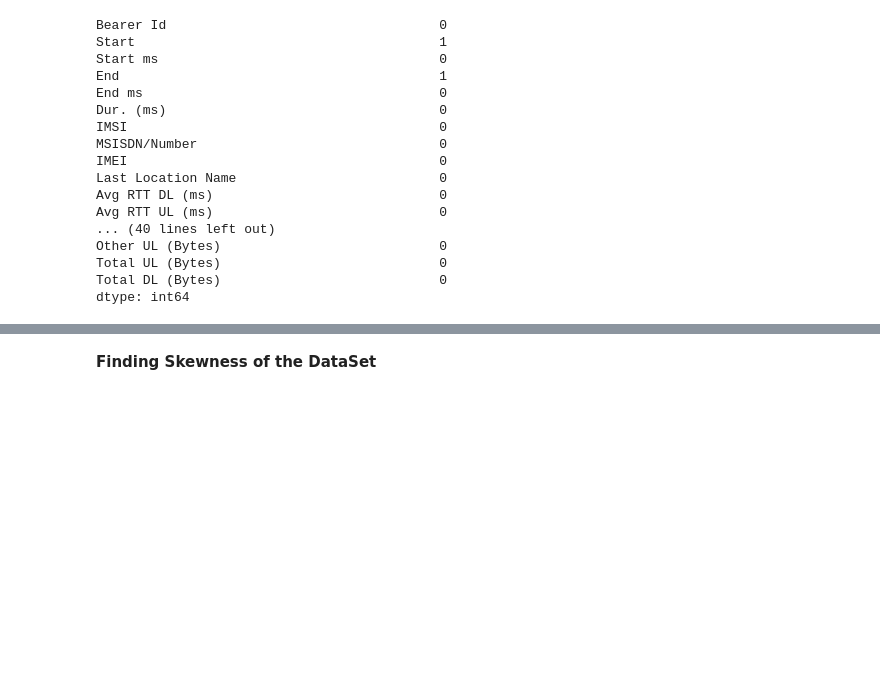
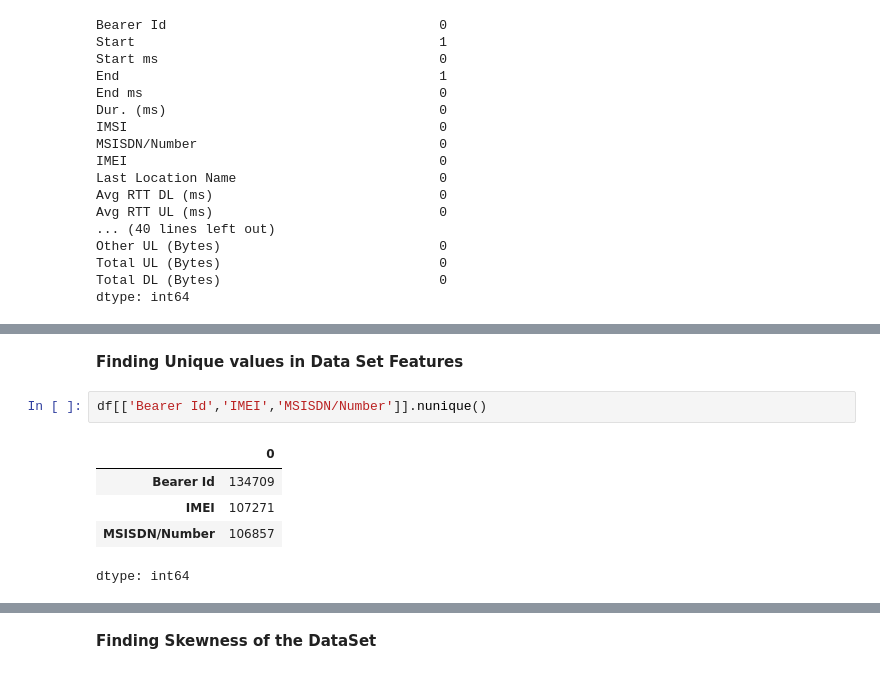
Before and after one commit to Deb052024/Data-Visualization, a Jupyter notebook: Telco_Project_5.ipynb, the cells around one changed output, grey strips where cells are left out. Drawn from its saved outputs; the diff is of its cells as text; blank space fills up the shorter version.

```diff
--- a/Telco_Project_5.ipynb
+++ b/Telco_Project_5.ipynb
@@ -135,0 +127,10 @@ plt.show()
+# %% [markdown]
+**Finding Unique values in Data Set Features**
+# %%
+df[['Bearer Id','IMEI','MSISDN/Number']].nunique()
+# %% [output]
+|  | 0 |
+| Bearer Id | 134709 |
+| IMEI | 107271 |
+| MSISDN/Number | 106857 |
+dtype: int64
```
Also changed, not shown: parts of 8 cells of this notebook.
